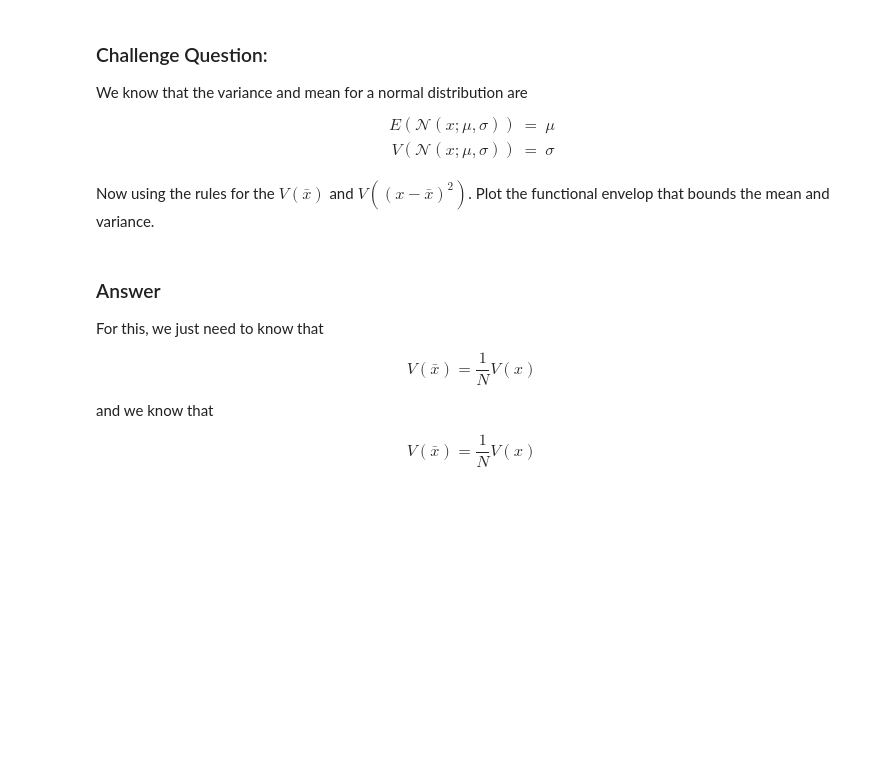
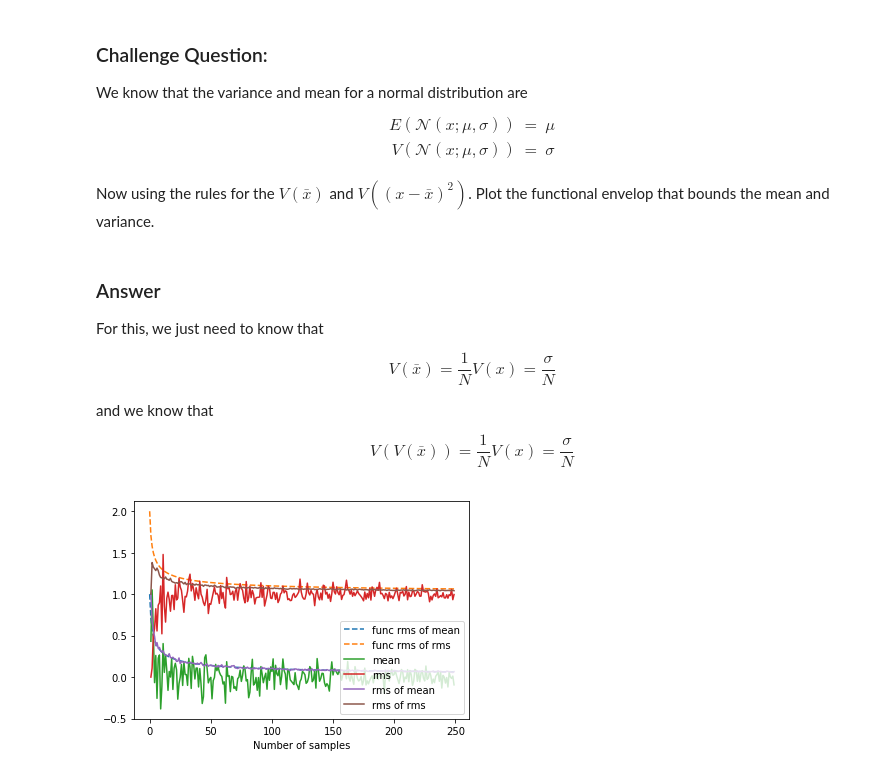
Before and after one commit to violatingcp/MIT_8.S50, a Jupyter notebook: Lecture1/Lecture_01_v1.ipynb, the cells around one changed output. Saved outputs shown, nothing was run; the diff lists cells and outputs as text; code cells hidden in the pictures; blank space fills up the shorter version.

```diff
--- a/Lecture1/Lecture_01_v1.ipynb
+++ b/Lecture1/Lecture_01_v1.ipynb
@@ -590,8 +590,28 @@ Now using the rules for the $V(\bar{x})$ and $V\left((x-\bar{x})^2\right)$. Plot
 ### Answer
 For this, we just need to know that
 
-$$ V(\bar{x}) = \frac{1}{N} V(x) $$
+$$ V(\bar{x}) = \frac{1}{N} V(x) = \frac{\sigma}{N} $$
 
 and we know that
 
-$$ V(\bar{x}) = \frac{1}{N} V(x) $$
+$$ V(V(\bar{x})) = \frac{1}{N} V(x) = \frac{\sigma}{N}  $$
+# %%
+funcrms=np.array([])
+funcmean=np.array([])
+
+#Now we iterate from 1 to 250 in sampling and compute mean and RMS
+for i0 in range(250):
+    funcmean = np.append(funcmean,1./math.sqrt(1+i0))
+    funcrms  = np.append(funcrms, 1+1./math.sqrt(1+i0))
+
+plt.plot(nvar,funcmean,'--',label='func rms of mean')
+plt.plot(nvar,funcrms,'--',label='func rms of rms')
+plt.plot(nvar,distmean,label='mean')
+plt.plot(nvar,distrms,label='rms')
+plt.plot(nvar,mean,label='rms of mean')
+plt.plot(nvar,rms,label='rms of rms')
+plt.legend(loc='lower right')
+plt.xlabel("Number of samples")
+plt.show()
+# %% [output]
+[figure, added]
```
